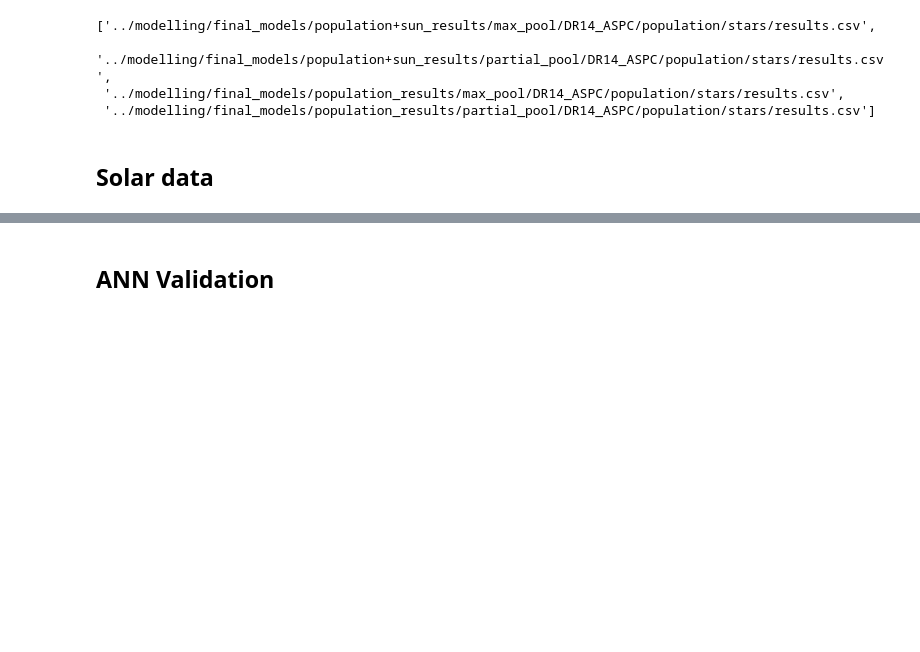
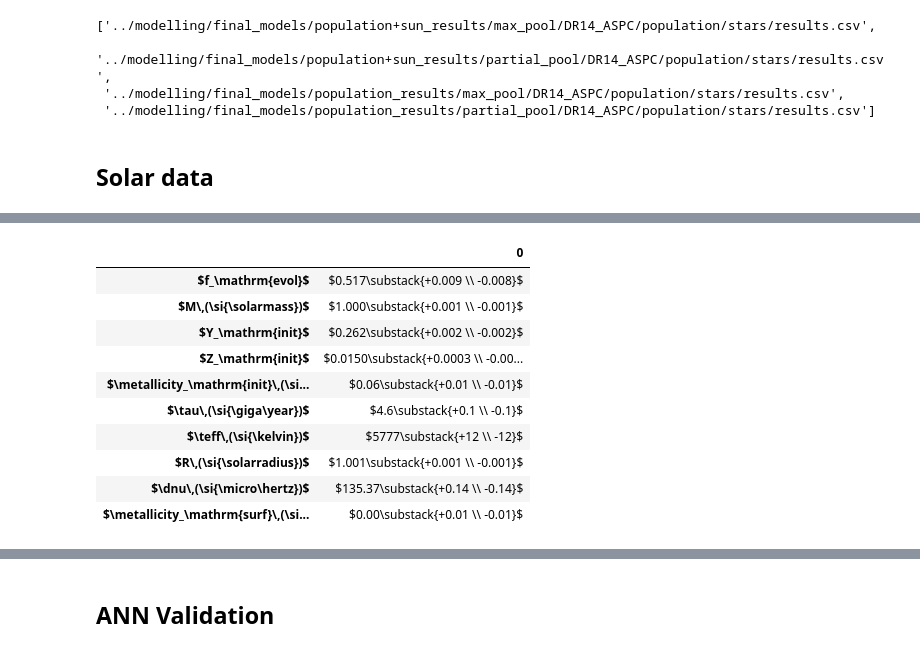
Before and after one commit to alexlyttle/hierarchically-modelling-dwarfs, a Jupyter notebook: results/make_tables.ipynb, the cells around one changed output, grey strips where cells are left out. Cells and saved outputs as stored; diff of their text form; code cells hidden in the pictures; blank space fills up the shorter version.

```diff
--- a/results/make_tables.ipynb
+++ b/results/make_tables.ipynb
@@ -267,0 +270,3 @@ with open(f'../paper/sun_inputs.tex', 'w') as file:
+# %%
+sun_out = pd.read_csv('../modelling/final_models/sun_results/SUN/star/results.csv')
+sun_out
@@ -267,0 +296,15 @@ with open(f'../paper/sun_inputs.tex', 'w') as file:
+# %%
+table = table.T
+table
+# %% [output]
+|  | 0 |
+| $f_\mathrm{evol}$ | $0.517\substack{+0.009 \\ -0.008}$ |
+| $M\,(\si{\solarmass})$ | $1.000\substack{+0.001 \\ -0.001}$ |
+| $Y_\mathrm{init}$ | $0.262\substack{+0.002 \\ -0.002}$ |
+| $Z_\mathrm{init}$ | $0.0150\substack{+0.0003 \\ -0.00... |
+| $\metallicity_\mathrm{init}\,(\si... | $0.06\substack{+0.01 \\ -0.01}$ |
+| $\tau\,(\si{\giga\year})$ | $4.6\substack{+0.1 \\ -0.1}$ |
+| $\teff\,(\si{\kelvin})$ | $5777\substack{+12 \\ -12}$ |
+| $R\,(\si{\solarradius})$ | $1.001\substack{+0.001 \\ -0.001}$ |
+| $\dnu\,(\si{\micro\hertz})$ | $135.37\substack{+0.14 \\ -0.14}$ |
+| $\metallicity_\mathrm{surf}\,(\si... | $0.00\substack{+0.01 \\ -0.01}$ |
```
Also changed, not shown: parts of 7 cells of this notebook, 3 other files.
